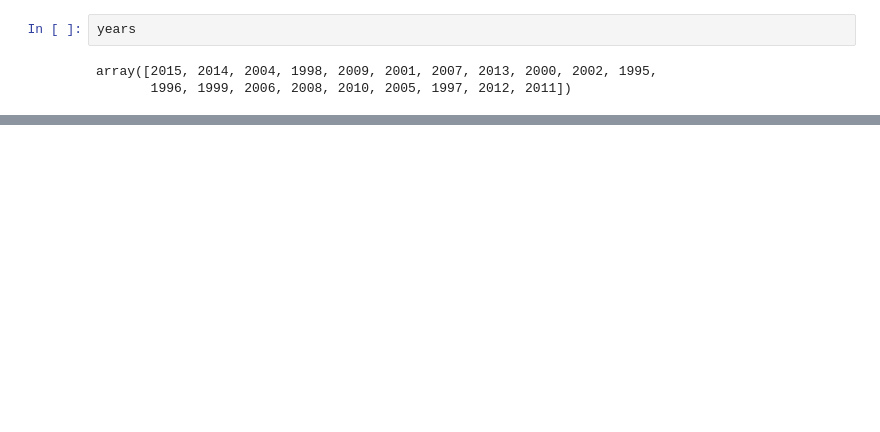
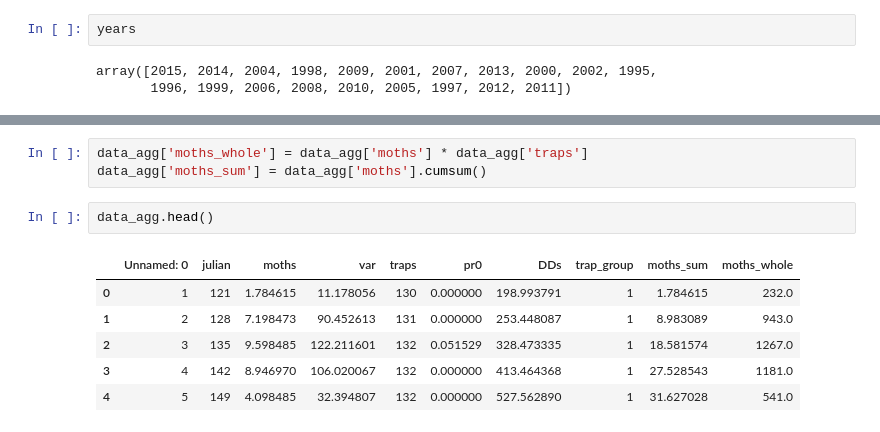
Before and after one commit to PacificBird/InsectPhenologyCaptureSim, a Jupyter notebook: multi_analysis.ipynb, the cells around one changed output, grey strips where cells are left out. Cells and saved outputs as stored; diff of their text form; blank space fills up the shorter version.

```diff
--- a/multi_analysis.ipynb
+++ b/multi_analysis.ipynb
@@ -506,0 +511,12 @@ years_table.head()
+# %%
+data_agg['moths_whole'] = data_agg['moths'] * data_agg['traps']
+data_agg['moths_sum'] = data_agg['moths'].cumsum()
+# %%
+data_agg.head()
+# %% [output]
+|  | Unnamed: 0 | julian | moths | var | traps | pr0 | DDs | trap_group | moths_sum | moths_whole |
+| 0 | 1 | 121 | 1.784615 | 11.178056 | 130 | 0.000000 | 198.993791 | 1 | 1.784615 | 232.0 |
+| 1 | 2 | 128 | 7.198473 | 90.452613 | 131 | 0.000000 | 253.448087 | 1 | 8.983089 | 943.0 |
+| 2 | 3 | 135 | 9.598485 | 122.211601 | 132 | 0.051529 | 328.473335 | 1 | 18.581574 | 1267.0 |
+| 3 | 4 | 142 | 8.946970 | 106.020067 | 132 | 0.000000 | 413.464368 | 1 | 27.528543 | 1181.0 |
+| 4 | 5 | 149 | 4.098485 | 32.394807 | 132 | 0.000000 | 527.562890 | 1 | 31.627028 | 541.0 |
```
Also changed, not shown: parts of 9 cells of this notebook, 1 other file.
